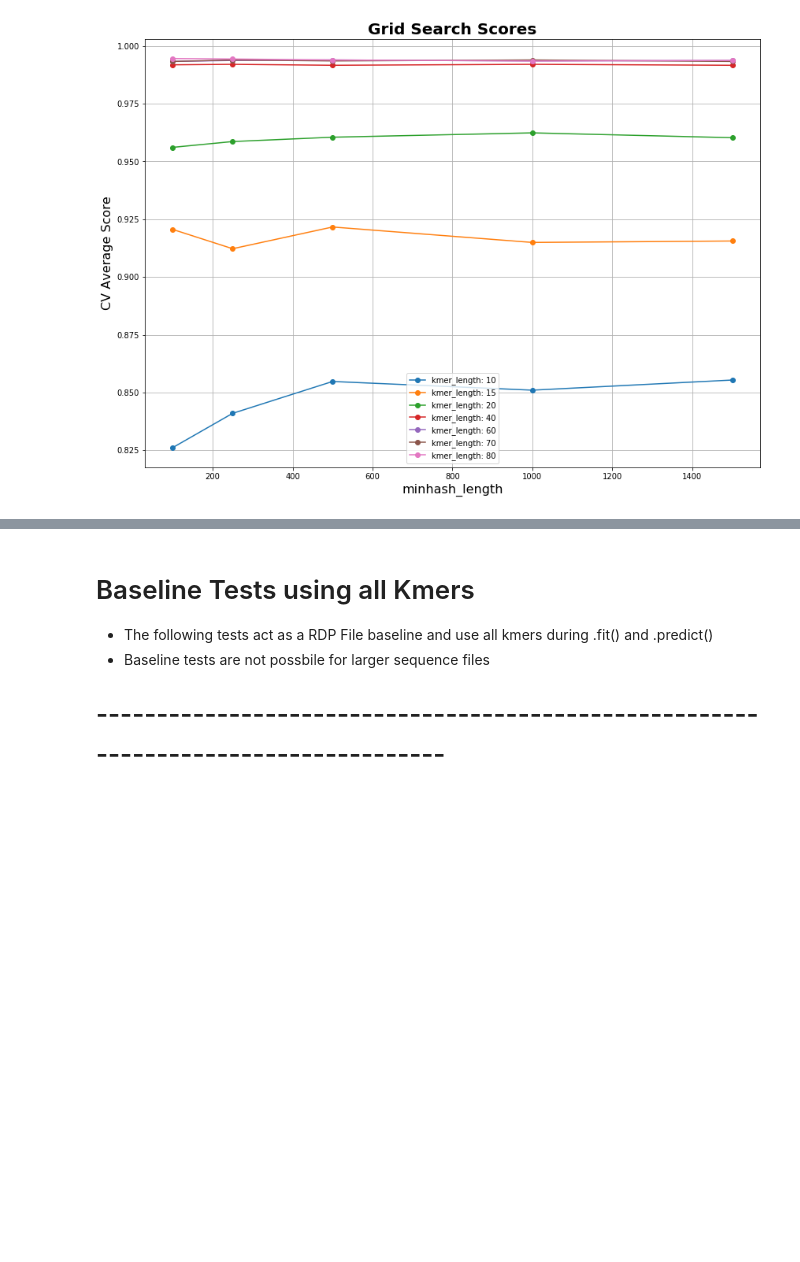
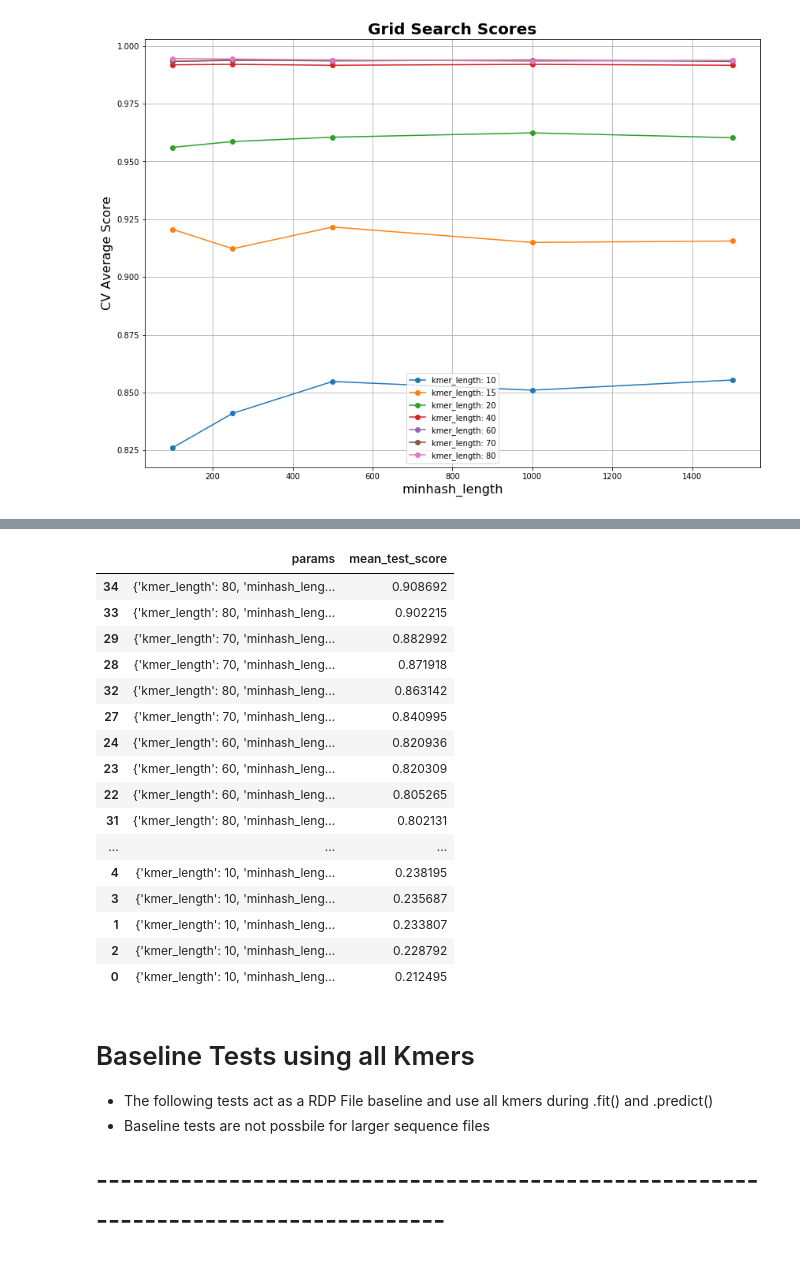
Before and after one commit to jakemdrew/StrandPy, a Jupyter notebook: StrandClassifierV2 GridSearchCV RDP CategoryScores.ipynb, the cells around one changed output, grey strips where cells are left out. Saved outputs shown, nothing was run; the diff lists cells and outputs as text; code cells hidden in the pictures; blank space fills up the shorter version.

```diff
--- a/StrandClassifierV2 GridSearchCV RDP CategoryScores.ipynb
+++ b/StrandClassifierV2 GridSearchCV RDP CategoryScores.ipynb
@@ -2636,3 +2901,25 @@ plot_grid_search(grid_search.cv_results_, parameters['minhash_length'],
+# %%
+data = {'params': grid_search.cv_results_['params'], 'mean_test_score': grid_search.cv_results_['mean_test_score'] }
+df = pd.DataFrame(data)
+df.sort_values(['mean_test_score'],ascending=False)
+# %% [output]
+|  | params | mean_test_score |
+| 34 | {'kmer_length': 80, 'minhash_leng... | 0.908692 |
+| 33 | {'kmer_length': 80, 'minhash_leng... | 0.902215 |
+| 29 | {'kmer_length': 70, 'minhash_leng... | 0.882992 |
+| 28 | {'kmer_length': 70, 'minhash_leng... | 0.871918 |
+| 32 | {'kmer_length': 80, 'minhash_leng... | 0.863142 |
+| 27 | {'kmer_length': 70, 'minhash_leng... | 0.840995 |
+| 24 | {'kmer_length': 60, 'minhash_leng... | 0.820936 |
+| 23 | {'kmer_length': 60, 'minhash_leng... | 0.820309 |
+| 22 | {'kmer_length': 60, 'minhash_leng... | 0.805265 |
+| 31 | {'kmer_length': 80, 'minhash_leng... | 0.802131 |
+| ... | ... | ... |
+| 4 | {'kmer_length': 10, 'minhash_leng... | 0.238195 |
+| 3 | {'kmer_length': 10, 'minhash_leng... | 0.235687 |
+| 1 | {'kmer_length': 10, 'minhash_leng... | 0.233807 |
+| 2 | {'kmer_length': 10, 'minhash_leng... | 0.228792 |
+| 0 | {'kmer_length': 10, 'minhash_leng... | 0.212495 |
 # %% [markdown]
 # Baseline Tests using all Kmers
 * The following tests act as a RDP File baseline and use all kmers during .fit() and .predict()
```
Also changed, not shown: parts of 10 cells of this notebook, 2 other files.
